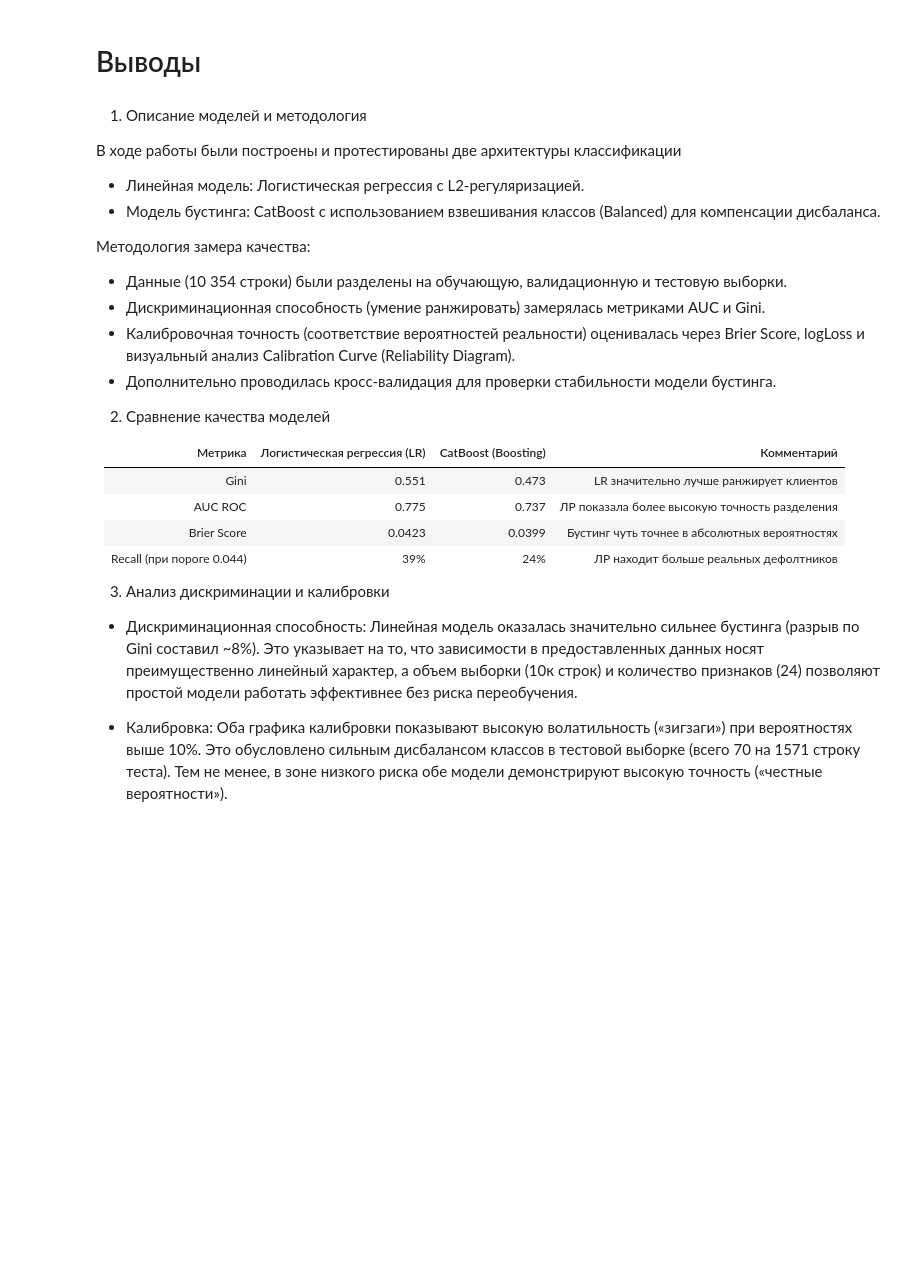
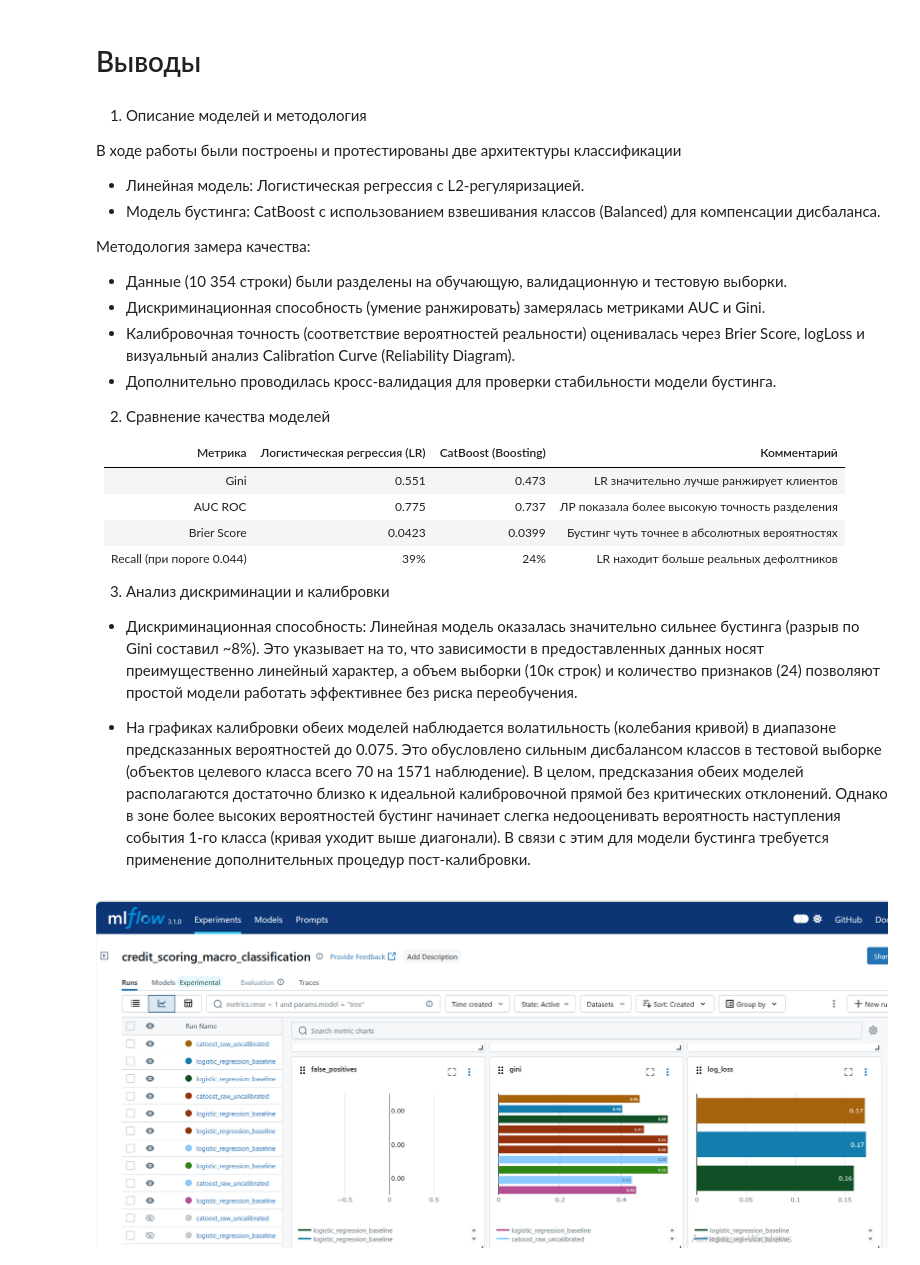
Before and after one commit to latstanislav/fortebank_ml_tastks, a Jupyter notebook: notebooks/EDA scoring_model.ipynb, the cells around one changed output. Saved outputs shown, nothing was run; the diff lists cells and outputs as text; code cells hidden in the pictures; blank space fills up the shorter version.

```diff
--- a/notebooks/EDA scoring_model.ipynb
+++ b/notebooks/EDA scoring_model.ipynb
@@ -598,11 +617,15 @@ weighted avg       0.92      0.77      0.83      1571
 | Gini	| 0.551	| 0.473	| LR значительно лучше ранжирует клиентов |
 | AUC ROC	| 0.775	| 0.737	| ЛР показала более высокую точность разделения |
 | Brier Score	| 0.0423	| 0.0399	| Бустинг чуть точнее в абсолютных вероятностях |
-| Recall (при пороге 0.044) |	39% |	24% |	ЛР находит больше реальных дефолтников |
+| Recall (при пороге 0.044) |	39% |	24% |	LR находит больше реальных дефолтников |
 
 3. Анализ дискриминации и калибровки
 
 
 - Дискриминационная способность: Линейная модель оказалась значительно сильнее бустинга (разрыв по Gini составил ~8%). Это указывает на то, что зависимости в предоставленных данных носят преимущественно линейный характер, а объем выборки (10к строк) и количество признаков (24) позволяют простой модели работать эффективнее без риска переобучения.
 
-- Калибровка: Оба графика калибровки показывают высокую волатильность («зигзаги») при вероятностях выше 10%. Это обусловлено сильным дисбалансом классов в тестовой выборке (всего 70 на 1571 строку теста). Тем не менее, в зоне низкого риска обе модели демонстрируют высокую точность («честные вероятности»).
+- На графиках калибровки обеих моделей наблюдается волатильность (колебания кривой) в диапазоне предсказанных вероятностей до 0.075. Это обусловлено сильным дисбалансом классов в тестовой выборке (объектов целевого класса всего 70 на 1571 наблюдение). В целом, предсказания обеих моделей располагаются достаточно близко к идеальной калибровочной прямой без критических отклонений. Однако в зоне более высоких вероятностей бустинг начинает слегка недооценивать вероятность наступления события 1-го класса (кривая уходит выше диагонали). В связи с этим для модели бустинга требуется применение дополнительных процедур пост-калибровки.
+# %%
+Image(filename=DATA_PROCESSED / 'screenshot-2026-04-24-033313.png', width=1000)
+# %% [output]
+[figure, added]
```
Also changed, not shown: parts of 9 cells of this notebook, 7 other files.
